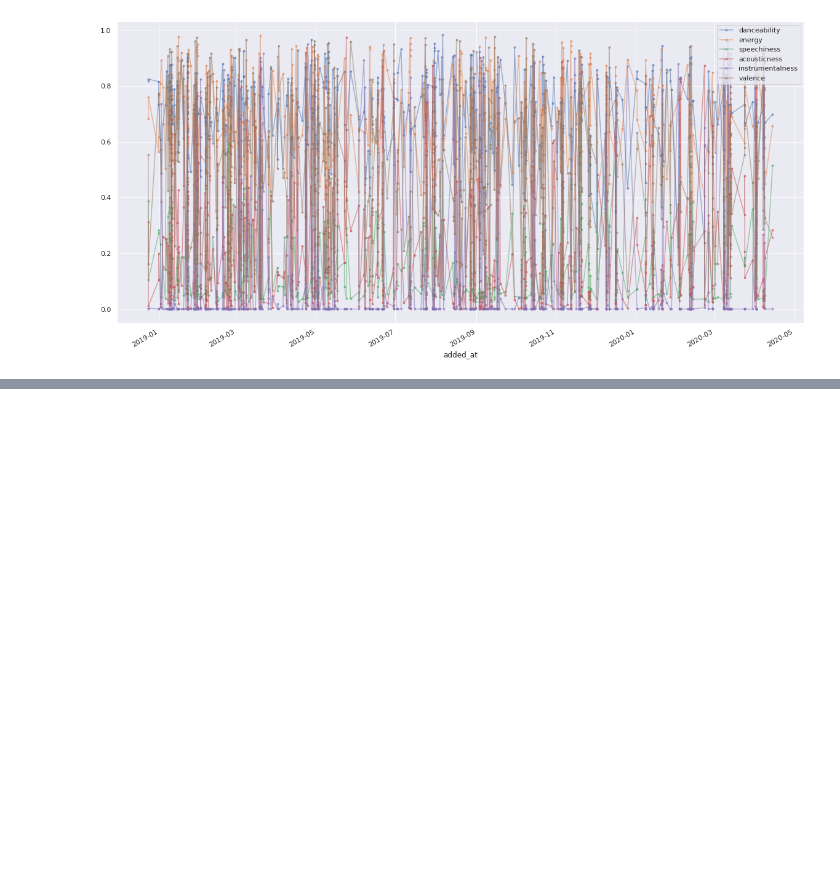
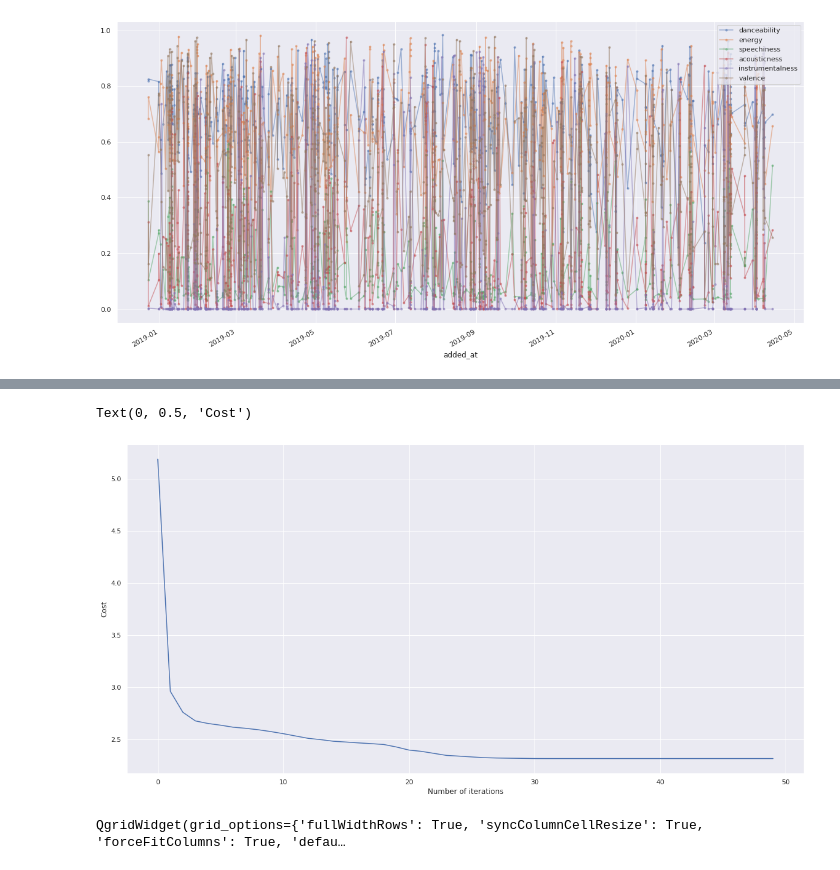
Before and after one commit to GabrieldeBlois/GraphsAndMatching, a Jupyter notebook: src/artous.ipynb, the cells around one changed output, grey strips where cells are left out. Saved outputs shown, nothing was run; the diff lists cells and outputs as text; code cells hidden in the pictures; blank space fills up the shorter version.

Commit message:
artous stuff

```diff
--- a/src/artous.ipynb
+++ b/src/artous.ipynb
@@ -93,3 +87,9 @@ df_saved_tracks_timeIndex[testColumns].plot(marker='.', alpha=0.5)
 # %% [output]
 <matplotlib.axes._subplots.AxesSubplot at 0x...>
 [figure]
+# %%
+import numpy as np
+
+X = df_artous[['danceability', 'energy', 'speechiness', 'acousticness', 'instrumentalness', 'valence']]
+X = np.matrix(X)
+X
@@ -95,0 +144,22 @@ df_saved_tracks_timeIndex[testColumns].plot(marker='.', alpha=0.5)
+# %%
+def initialize_centroids(X, k):
+    """
+    Used to select a starting point for centroids. Algorithm
+    selects k data points from X and returns the centroid values
+    and location in the index
+    paramaters:
+        X: a numpy matrix with the dataset of interest
+        k: number of centroids to initialize
+    Returns:
+        centroids, cluster_index
+    """
+    m, features = X.shape
+    initial_centroids = np.random.choice(range(0,m), k, replace=False)
+    centroids = X[initial_centroids]
+    cluster_index = np.array(range(0,k))
+    return centroids, cluster_index
+
+# Number of clusters
+k = 10
+centroids, cluster_allocation = initialize_centroids(X, k)
+centroids
@@ -95,0 +269,17 @@ df_saved_tracks_timeIndex[testColumns].plot(marker='.', alpha=0.5)
+# %%
+import matplotlib.pyplot as plt
+
+plt.plot(J_list)
+plt.xlabel("Number of iterations")
+plt.ylabel("Cost")
+# %% [output]
+Text(0, 0.5, 'Cost')
+[figure, added]
+# %%
+import qgrid
+
+cluster_summary = df_artous.groupby("cluster_grouping").mean().reset_index()
+grid_widget = qgrid.show_grid(cluster_summary, show_toolbar=True)
+display(grid_widget)
+# %% [output]
+QgridWidget(grid_options={'fullWidthRows': True, 'syncColumnCellResize': True, 'forceFitColumns': True, 'defau…
```
Also changed, not shown: parts of 8 cells of this notebook, 2 other files.
